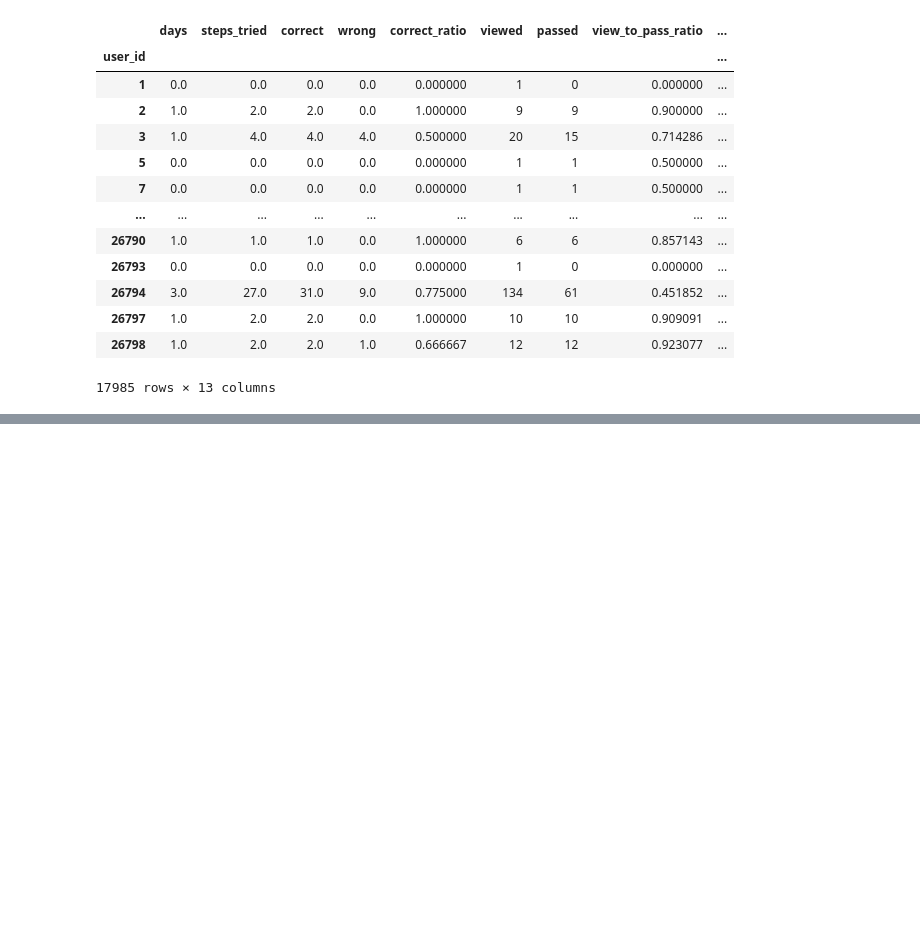
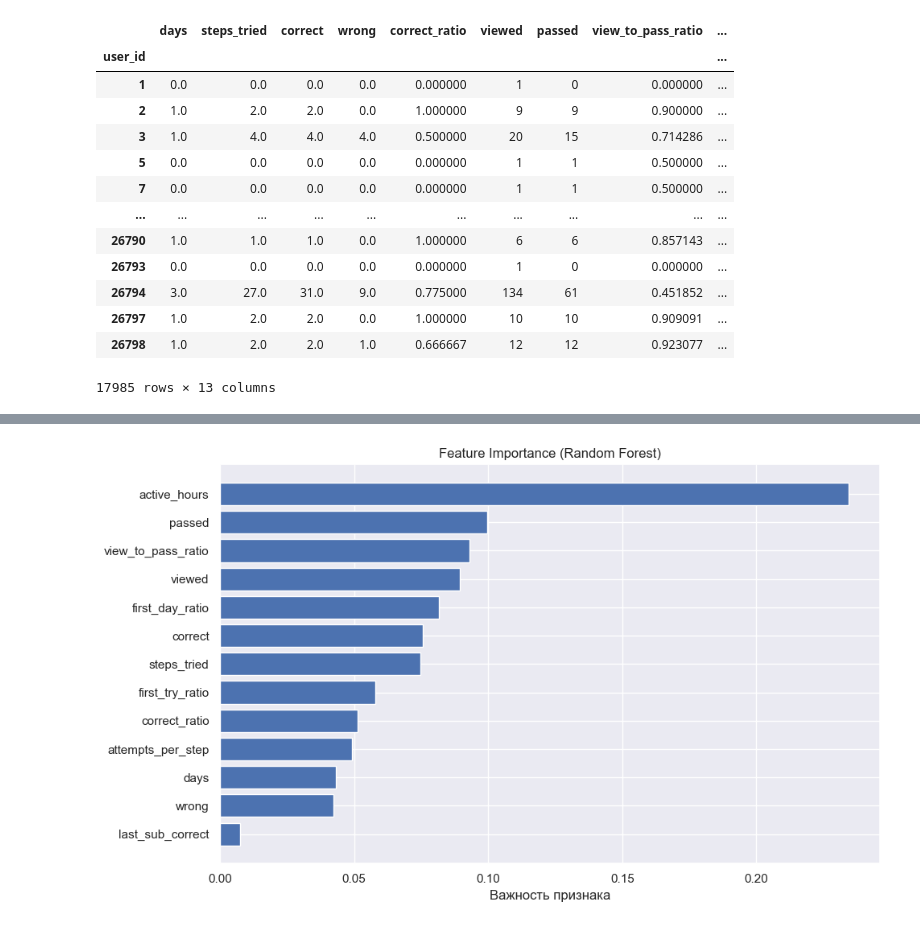
Before and after one commit to SergeySemenov314/stepik_retention_models, a Jupyter notebook: Untitled.ipynb, the cells around one changed output, grey strips where cells are left out. Cells and saved outputs as stored; diff of their text form; code cells hidden in the pictures; blank space fills up the shorter version.

```diff
--- a/Untitled.ipynb
+++ b/Untitled.ipynb
@@ -863,0 +882,19 @@ X
+# %%
+# Масштабирование для логистической регрессии
+scaler = StandardScaler()
+X_train_scaled = scaler.fit_transform(X_train)
+X_test_scaled = scaler.transform(X_test)
+
+# Функция для расчёта метрик
+def evaluate_model(model, X_test, y_test, model_name):
+    y_pred = model.predict(X_test)
+    y_proba = model.predict_proba(X_test)[:, 1]
+
+    return {
+        'Model': model_name,
+        'Accuracy': accuracy_score(y_test, y_pred),
+        'Precision': precision_score(y_test, y_pred),
+        'Recall': recall_score(y_test, y_pred),
+        'F1': f1_score(y_test, y_pred),
+        'ROC-AUC': roc_auc_score(y_test, y_proba)
+    }
@@ -863,0 +967,15 @@ X
+# %%
+# Feature Importance (Random Forest)
+feature_importance = pd.DataFrame({
+    'feature': X.columns,
+    'importance': rf_model.feature_importances_
+}).sort_values('importance', ascending=True)
+
+plt.figure(figsize=(10, 6))
+plt.barh(feature_importance['feature'], feature_importance['importance'])
+plt.xlabel('Важность признака')
+plt.title('Feature Importance (Random Forest)')
+plt.tight_layout()
+plt.show()
+# %% [output]
+[figure, added]
```
Also changed, not shown: parts of 7 cells of this notebook.
